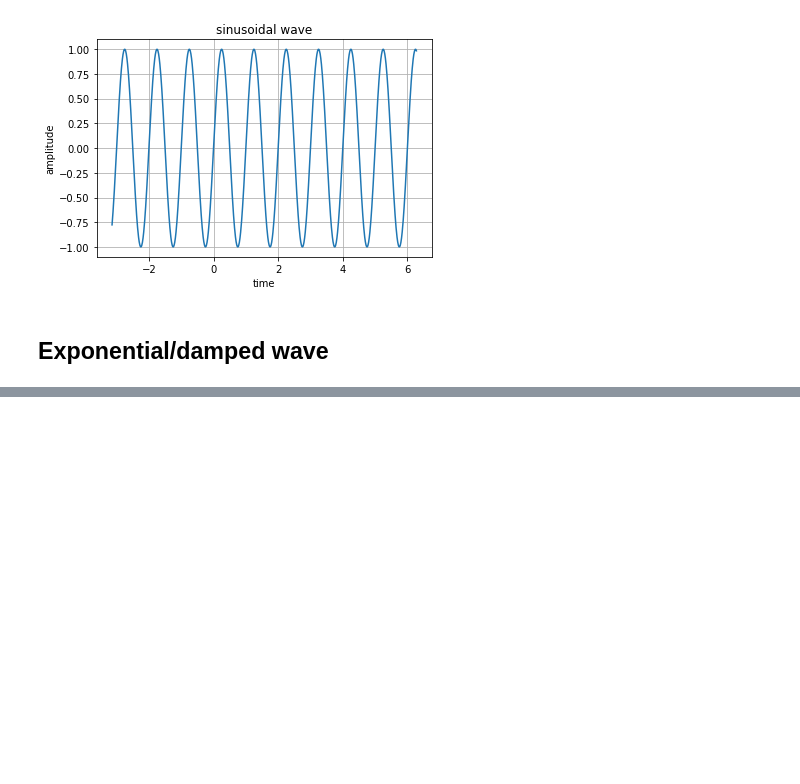
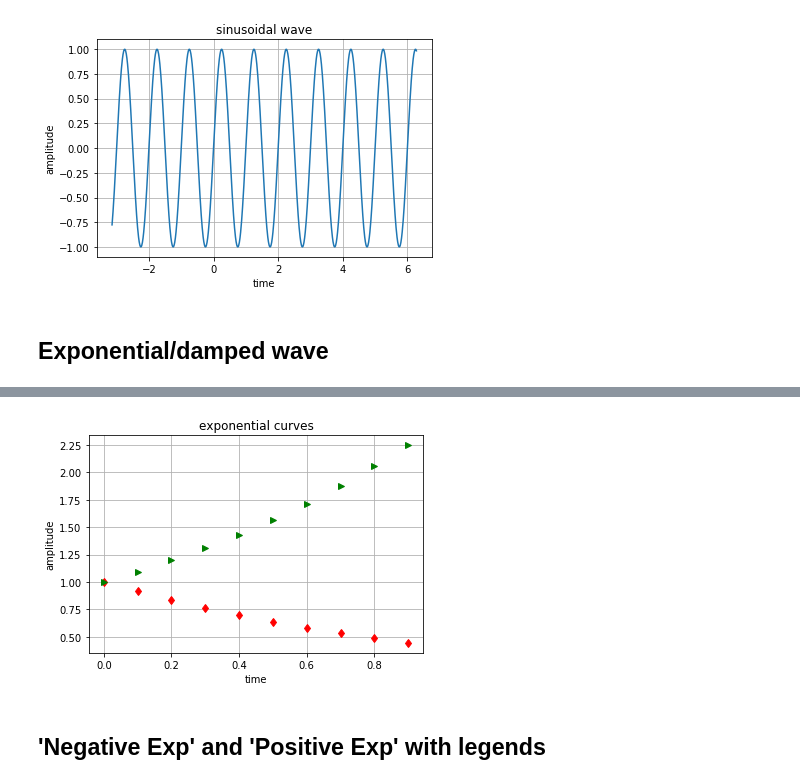
Before and after one commit to suhailnajeeb/ete-ice-399, a Jupyter notebook: experiment2.ipynb, the cells around one changed output, grey strips where cells are left out. Cells and saved outputs as stored; diff of their text form; code cells hidden in the pictures; blank space fills up the shorter version.

```diff
--- a/experiment2.ipynb
+++ b/experiment2.ipynb
@@ -32,0 +79,17 @@ w = 2*pi*f
+# %%
+t = np.arange(0,1,0.1)
+f = 10
+w = 2*pi*f
+y1 = exp(-0.9*t)
+y2 = exp(0.9*t)
+# %%
+plt.plot(t,y1,'rd',t,y2,'g>')
+plt.xlabel('time')
+plt.ylabel('amplitude')
+plt.title('exponential curves')
+plt.grid(True)
+plt.show()
+# %% [output]
+[figure, added]
+# %% [markdown]
+## 'Negative Exp' and 'Positive Exp' with legends
```
Also changed, not shown: parts of 15 cells of this notebook.
